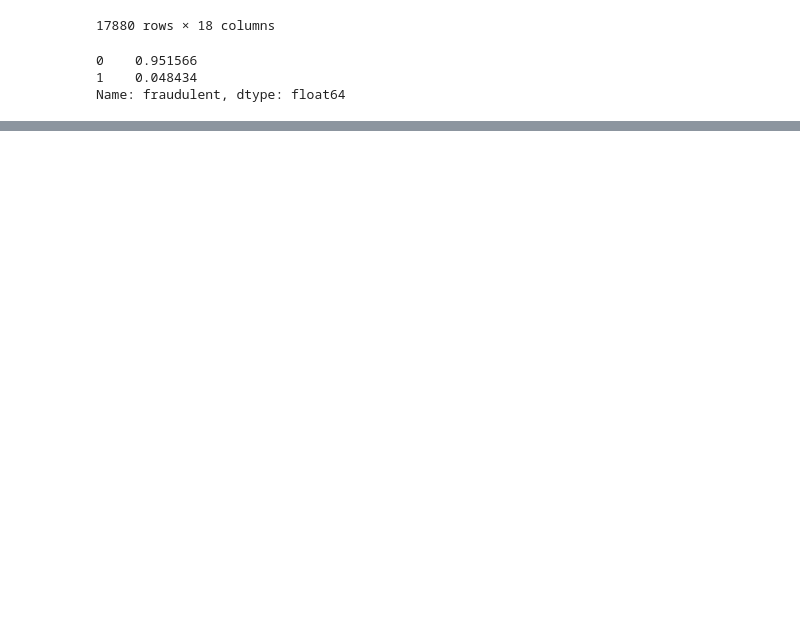
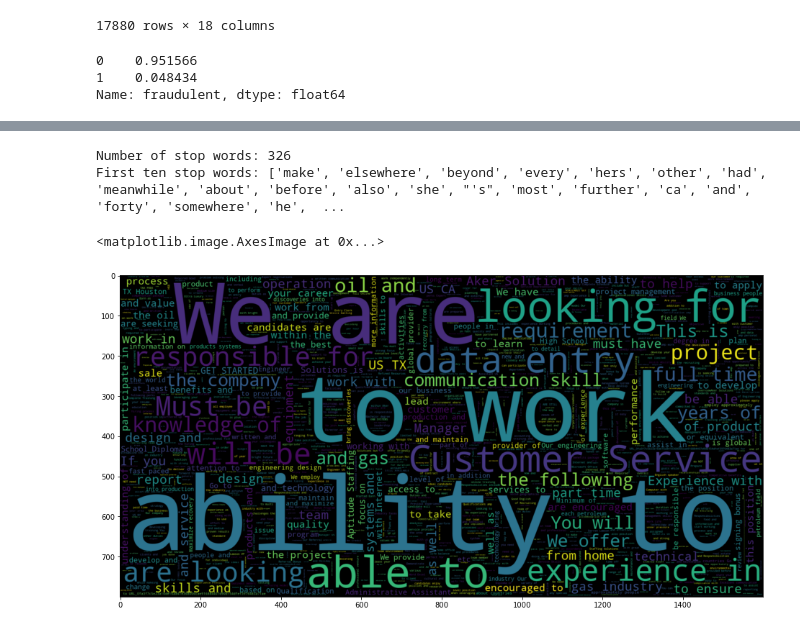
Before and after one commit to SeanBackstrom/Is_The_Job_Posting_Fraud_or_not, a Jupyter notebook: unit-2-build.ipynb, the cells around one changed output, grey strips where cells are left out. Cells and saved outputs as stored; diff of their text form; code cells hidden in the pictures; blank space fills up the shorter version.

```diff
--- a/unit-2-build.ipynb
+++ b/unit-2-build.ipynb
@@ -109,0 +230,10 @@ fake2.plot.bar();
+# %%
+#Split location column by countries
+
+def split(location):
+    listsplit = location.split(',')
+    return listsplit[0]
+# %%
+to_df['country'] = to_df.location.apply(split)
+
+to_df
@@ -109,0 +269,17 @@ fake2.plot.bar();
+# %%
+#combine all text into a single column to begin text analysis
+
+
+to_df['text']=to_df['title']+' '+to_df['location']+' '+to_df['company_profile']+' '+to_df['description']+' '+to_df['requirements']+' '+to_df['benefits']
+del to_df['location']
+del to_df['department']
+del to_df['title']
+del to_df['company_profile']
+del to_df['description']
+del to_df['requirements']
+del to_df['benefits']
+del to_df['required_experience']
+del to_df['required_education']
+del to_df['industry']
+del to_df['function']
+del to_df['country']
@@ -109,0 +302,22 @@ fake2.plot.bar();
+# %%
+#using a word cloud comparison we will see what jobs fraud and what jobs actual compare
+
+fraudjobs_text = to_df[to_df['fraudulent'] == 1].text
+notfraudjobs_text = to_df[to_df['fraudulent'] == 0].text
+# %%
+#Drop Stop words
+
+spacy_stopwords = spacy.lang.en.stop_words.STOP_WORDS
+print('Number of stop words: %d' % len(spacy_stopwords))
+print('First ten stop words: %s' % list(spacy_stopwords)[:100])
+# %% [output]
+Number of stop words: 326
+First ten stop words: ['make', 'elsewhere', 'beyond', 'every', 'hers', 'other', 'had', 'meanwhile', 'about', 'before', 'also', 'she', "'s", 'most', 'further', 'ca', 'and', 'forty', 'somewhere', 'he',  ...
+# %%
+
+plt.figure(figsize = (16,14))
+wc = WordCloud(min_font_size = 3,  max_words = 3000 , width = 1600 , height = 800).generate(str(" ".join(fraudjobs_text)))
+plt.imshow(wc,interpolation = 'bilinear')
+# %% [output]
+<matplotlib.image.AxesImage at 0x...>
+[figure, added]
```
Also changed, not shown: parts of 36 cells of this notebook.
